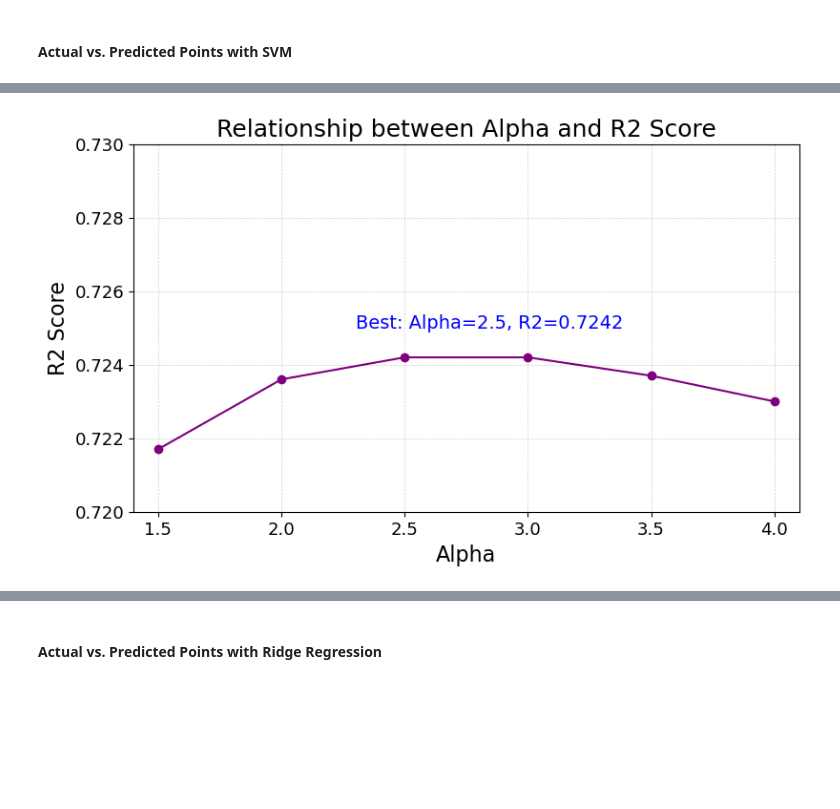
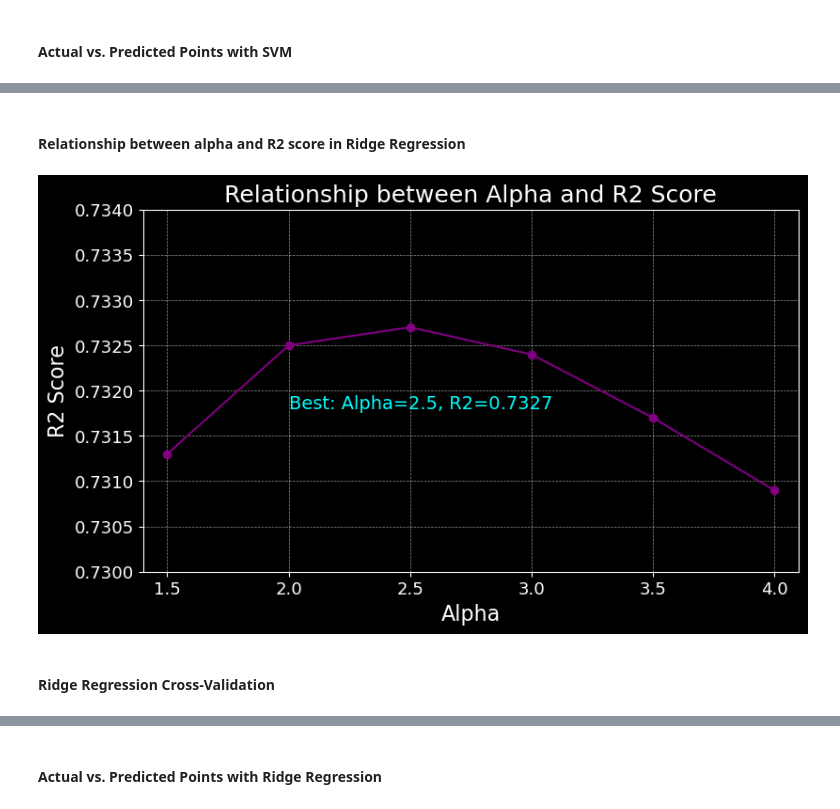
Before and after one commit to AsmarHajizada/winemag_data, a Jupyter notebook: wine_rating.ipynb, the cells around one changed output, grey strips where cells are left out. Cells and saved outputs as stored; diff of their text form; code cells hidden in the pictures; blank space fills up the shorter version.

```diff
--- a/wine_rating.ipynb
+++ b/wine_rating.ipynb
@@ -91,0 +94,9 @@ df.describe()
+# %%
+# distribution of points
+plt.figure(figsize=(12, 6))
+plt.style.use('dark_background')
+sns.distplot(df['points'], bins=20)
+plt.title('Distribution of Points')
+plt.xlabel('Points')
+plt.ylabel('Frequency')
+plt.show()
@@ -642,35 +742,39 @@ R-squared: 0.7242
+# %% [markdown]
+#### Relationship between alpha and R2 score in Ridge Regression
 # %%
 # relationship between alpha and r2 score
 alpha = [1.5, 2.0, 2.5, 3.0, 3.5, 4.0]
-r2_scoree = [0.7217, 0.7236, 0.7242, 0.7242, 0.7237, 0.7230]
+r2_scoree = [0.7313, 0.7325, 0.7327, 0.7324, 0.7317, 0.7309]
 
 # set font size
 plt.rcParams.update({'font.size': 13})
 
 # create figure and axis objects
 fig, ax = plt.subplots(figsize=(9, 5))
 
 # create scatter plot with colors and alpha
 ax.plot(alpha, r2_scoree, marker='o', color='purple')
 
 # set axis labels and title
 ax.set_xlabel('Alpha', fontsize=16)
 ax.set_ylabel('R2 Score', fontsize=16)
 ax.set_title('Relationship between Alpha and R2 Score', fontsize=18)
 
 # set x and y axis limits
 ax.set_xlim([1.4, 4.1])
-ax.set_ylim([0.72, 0.73])
+ax.set_ylim([0.73, 0.734])
 
 # add grid lines
 ax.grid(True, linestyle='--', linewidth=0.5, alpha=0.6)
 
 # add text
-ax.text(2.3, 0.725, 'Best: Alpha=2.5, R2=0.7242', fontsize=14, color='b')
+ax.text(2, 0.7318, 'Best: Alpha=2.5, R2=0.7327', fontsize=14, color='cyan')
 
 plt.show()
 # %% [output]
-[figure, old version]
+[figure, new version]
+# %% [markdown]
+#### Ridge Regression Cross-Validation
 # %%
 # cross-validation score
 ridge_cv_score = cross_val_score(ridge, X_train_processed, y_train, cv=5, scoring='neg_root_mean_squared_error')
```
Also changed, not shown: parts of 44 cells of this notebook.
